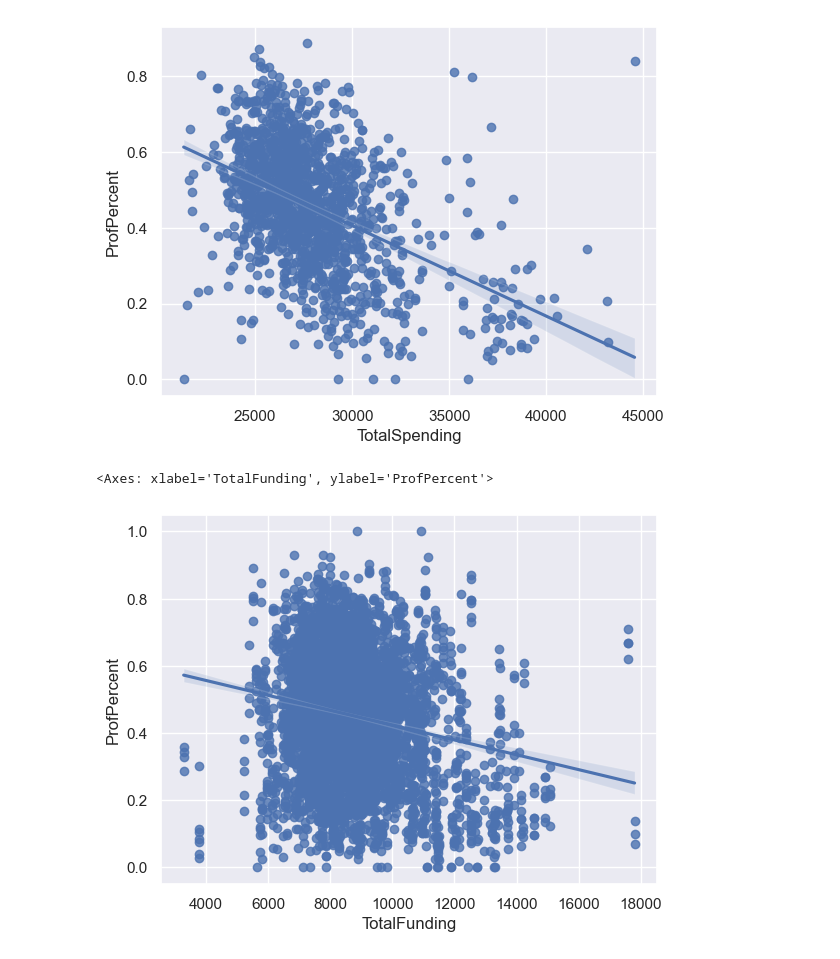
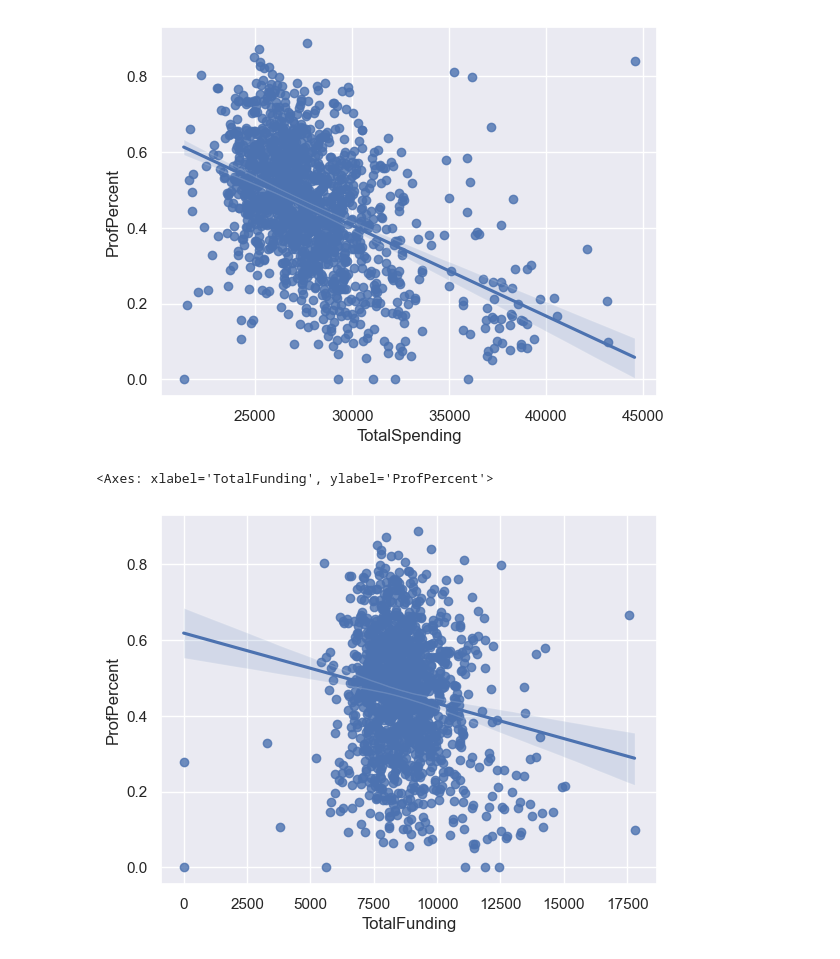
Before and after one commit to n-smalley/i515-IRTI, a Jupyter notebook: workingfile.ipynb, the cells around one changed output. Cells and saved outputs as stored; diff of their text form; code cells hidden in the pictures.

```diff
--- a/workingfile.ipynb
+++ b/workingfile.ipynb
@@ -193,8 +190,8 @@ sns.regplot(x='TotalSpending',y='ProfPercent',data=data_plot)
 # %%
 # plots
 data_plot2 = merged.loc[merged['Grade'] == 'total']
 data_plot2 = data_plot2.loc[data_plot2['TotalSpending']>15000]
-sns.regplot(x='TotalFunding',y='ProfPercent',data=data_plot)
+sns.regplot(x='TotalFunding',y='ProfPercent',data=data_plot2)
 # %% [output]
 <Axes: xlabel='TotalFunding', ylabel='ProfPercent'>
-[figure, old version]
+[figure, new version]
```
Also changed, not shown: parts of 5 cells of this notebook, 2 other files.
